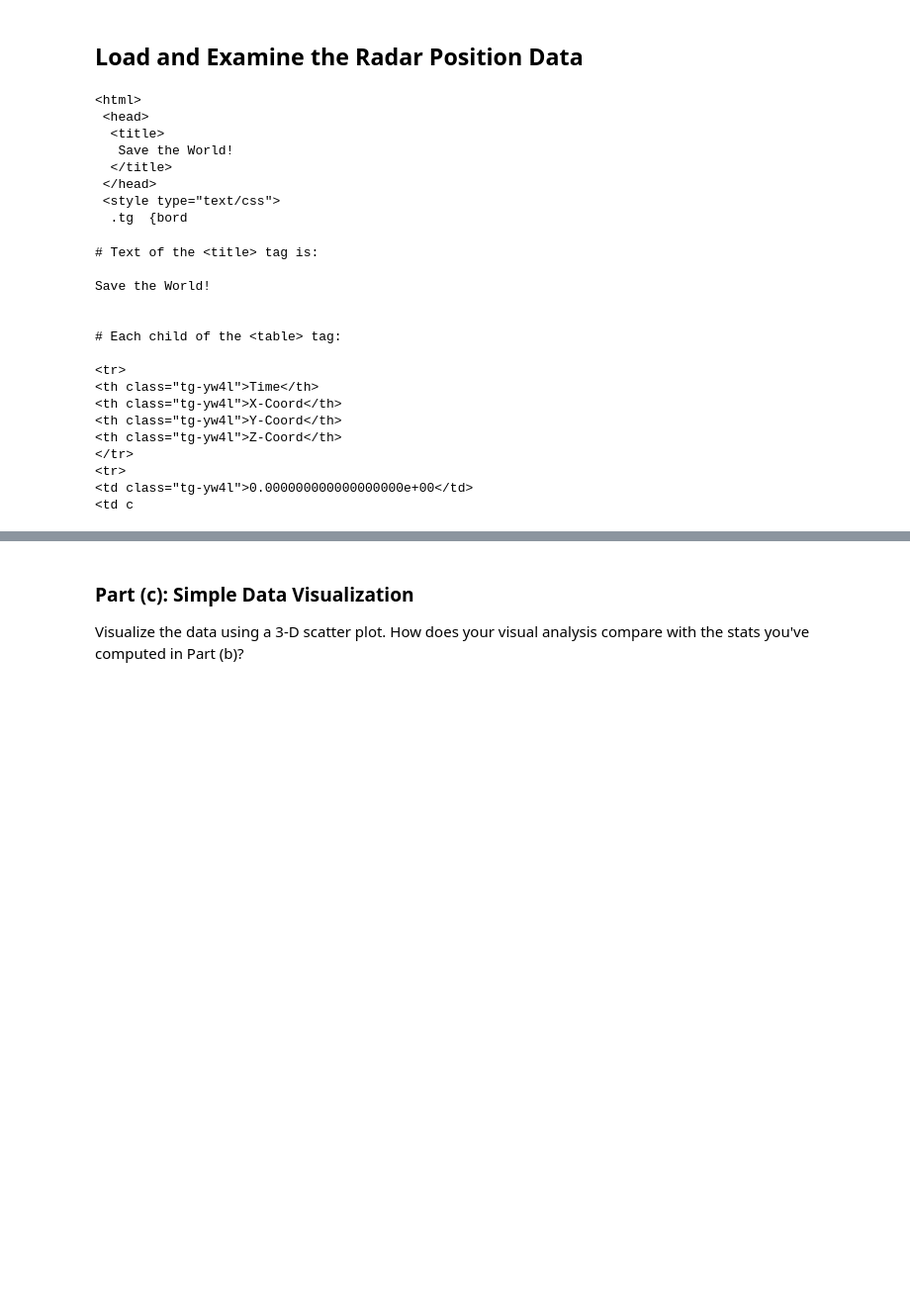
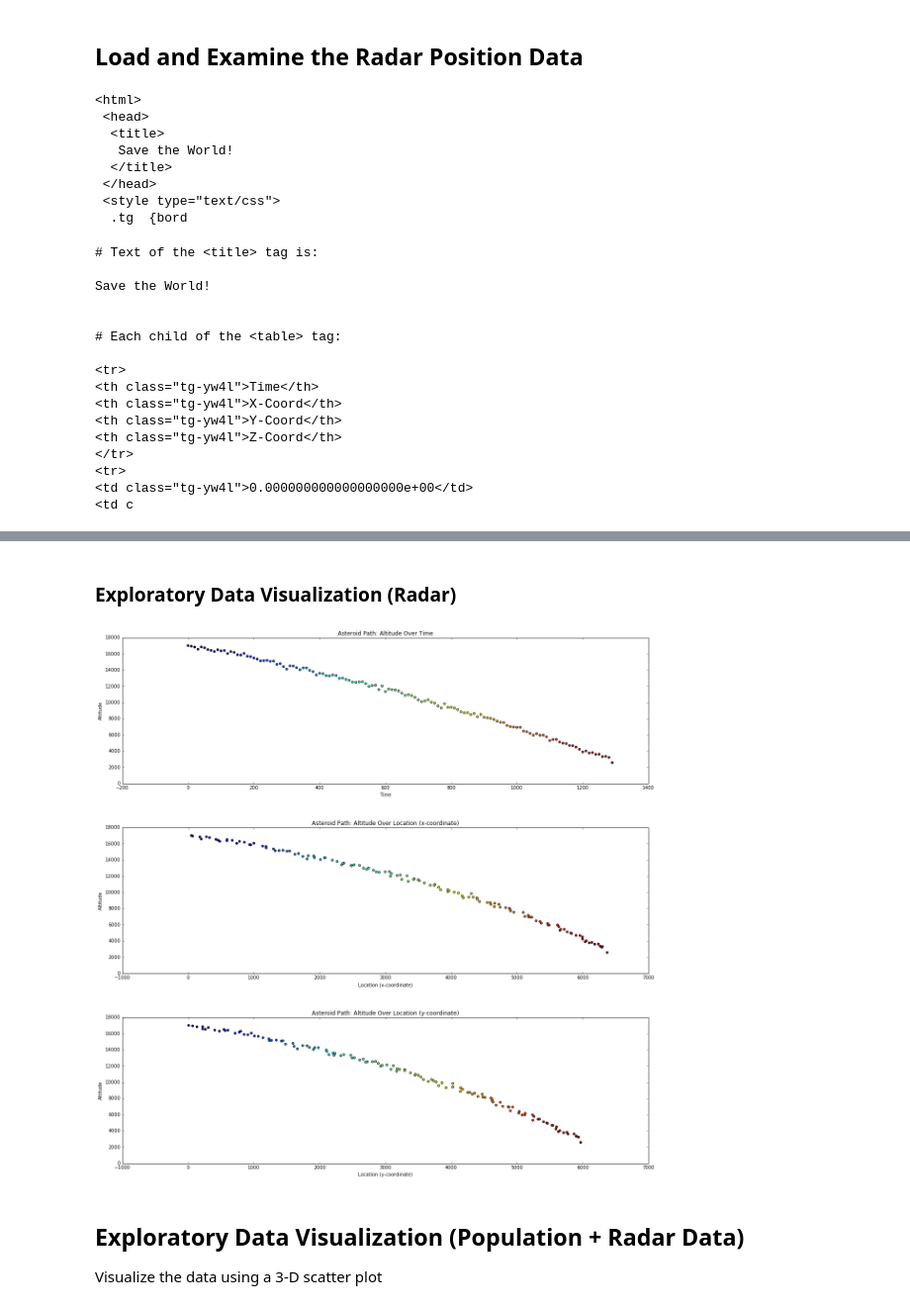
Before and after one commit to rickfarmer/harvard-cs-109a-data-science, a Jupyter notebook: Farmer_Rick_CS109A_Midterm.ipynb, the cells around one changed output, grey strips where cells are left out. Shown at 99% size. Drawn from its saved outputs; the diff is of its cells as text; code cells hidden in the pictures; blank space fills up the shorter version.

Commit message:
radar eda

```diff
--- a/Farmer_Rick_CS109A_Midterm.ipynb
+++ b/Farmer_Rick_CS109A_Midterm.ipynb
@@ -206,3 +200,12 @@ import json
 fd = open("datasets/radar.json","w")
 json.dump(radar, fd)
 fd.close()
+# %%
+del radar # Remove the existing radar variable, so we can replace it with a dataframe
+
+# Let's reload the data from the JSON file
+radar_df = pd.read_json('datasets/radar.json')
+
+# make sure it worked
+print radar_df.shape
+radar_df.head()
@@ -209,4 +220,39 @@ fd.close()
+# %% [markdown]
+### Exploratory Data Visualization (Radar)
+# %%
+# Assign the coordinates for plotting
+time, x, y, z =  radar_df['time'], radar_df['x'], radar_df['y'], radar_df['z']
+
+# Create a new figure window to draw in, with a larger figure size to fill the space
+fig = plt.figure(figsize=(20, 20))
+
+# Add a subplot into the predefined 3 rows & 1 col figure for Altitude Over Time
+ax = fig.add_subplot(3, 1, 1)
+ax.set_title("Asteroid Path: Altitude Over Time") # Add the title to each subplot
+ax.set_xlabel("Time") # Add the x-axis label to this subplot
+ax.set_ylabel("Altitude") # Add the y-axis label to this subplot
+
+# Add a subplot into the predefined 3 rows & 1 col figure for Altitude Over Distance
+ax = fig.add_subplot(3, 1, 2)
+ax.set_title("Asteroid Path: Altitude Over Location (x-coordinate)") # Add the title to each subplot
+ax.set_xlabel("Location (x-coordinate)") # Add the x-axis label to this subplot
+ax.set_ylabel("Altitude") # Add the y-axis label to this subplot
+
+# Add a subplot into the predefined 3 rows & 1 col figure for Altitude Over Distance
+ax = fig.add_subplot(3, 1, 3)
+ax.set_title("Asteroid Path: Altitude Over Location (y-coordinate)") # Add the title to each subplot
+ax.set_xlabel("Location (y-coordinate)") # Add the x-axis label to this subplot
+ax.set_ylabel("Altitude") # Add the y-axis label to this subplot
+
+# Finally, add the x, y data in the form of a scatter plot and set the color scheme, e.g c=
+fig.axes[0].scatter(time, z, c=time)
+fig.axes[1].scatter(x, z, c=x)
+fig.axes[2].scatter(y, z, c=y)
+
+fig.subplots_adjust(wspace=0.1, hspace=0.3) # Spread out the subplots so they don't overlap one another
+# %% [output]
+[figure, added]
 # %% [markdown]
-### Part (c): Simple Data Visualization
+## Exploratory Data Visualization (Population + Radar Data)
 
-Visualize the data using a 3-D scatter plot. How does your visual analysis compare with the stats you've computed in Part (b)?
+Visualize the data using a 3-D scatter plot
```
Also changed, not shown: parts of 11 cells of this notebook.
